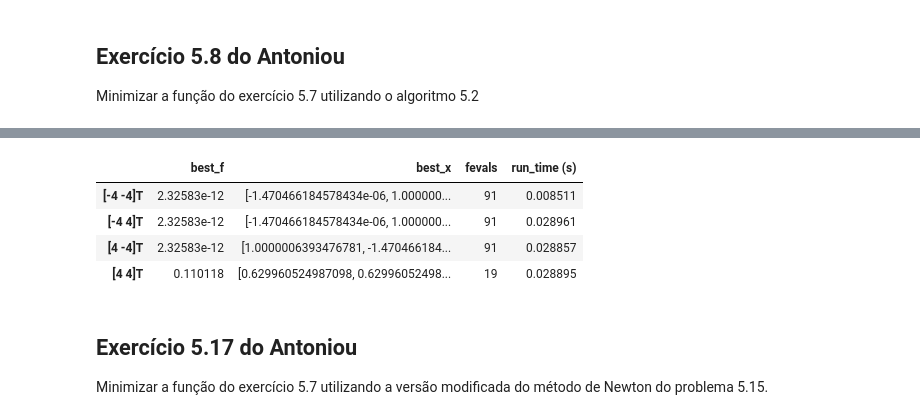
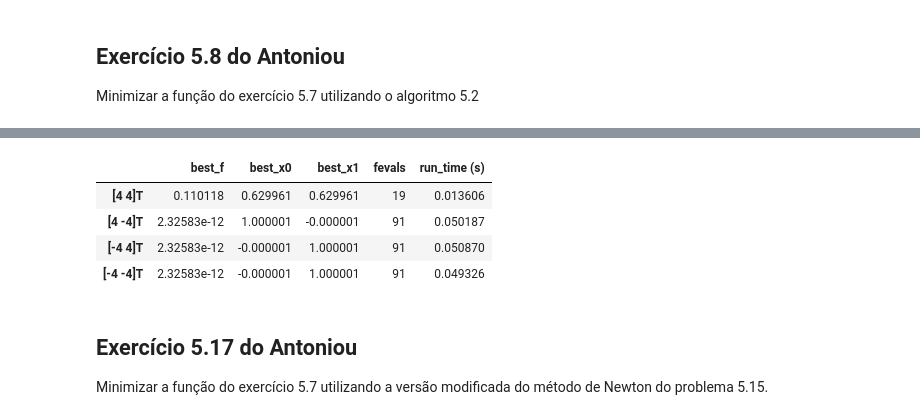
Before and after one commit to crucis/ConvexOptimization, a Jupyter notebook: Exercises/Lista2/Lista 2.ipynb, the cells around one changed output, grey strips where cells are left out. Saved outputs shown, nothing was run; the diff lists cells and outputs as text; code cells hidden in the pictures.

```diff
--- a/Exercises/Lista2/Lista 2.ipynb
+++ b/Exercises/Lista2/Lista 2.ipynb
@@ -62,11 +69,11 @@ results_58 = run_exercise(func=exercise57, opt=SteepestDescentAlgorithm, line_se
 # %%
-results_58[['best_f', 'best_x', 'fevals', 'run_time (s)']]
+results_58[['best_f', 'best_x0','best_x1', 'fevals', 'run_time (s)']]
 # %% [output]
-|  | best_f | best_x | fevals | run_time (s) |
-| [-4 -4]T | 2.32583e-12 | [-1.470466184578434e-06, 1.000000... | 91 | 0.008511 |
-| [-4 4]T | 2.32583e-12 | [-1.470466184578434e-06, 1.000000... | 91 | 0.028961 |
-| [4 -4]T | 2.32583e-12 | [1.0000006393476781, -1.470466184... | 91 | 0.028857 |
-| [4 4]T | 0.110118 | [0.629960524987098, 0.62996052498... | 19 | 0.028895 |
+|  | best_f | best_x0 | best_x1 | fevals | run_time (s) |
+| [4 4]T | 0.110118 | 0.629961 | 0.629961 | 19 | 0.013606 |
+| [4 -4]T | 2.32583e-12 | 1.000001 | -0.000001 | 91 | 0.050187 |
+| [-4 4]T | 2.32583e-12 | -0.000001 | 1.000001 | 91 | 0.050870 |
+| [-4 -4]T | 2.32583e-12 | -0.000001 | 1.000001 | 91 | 0.049326 |
 # %% [markdown]
 ## Exercício 5.17 do Antoniou
 
```
Also changed, not shown: parts of 14 cells of this notebook.
